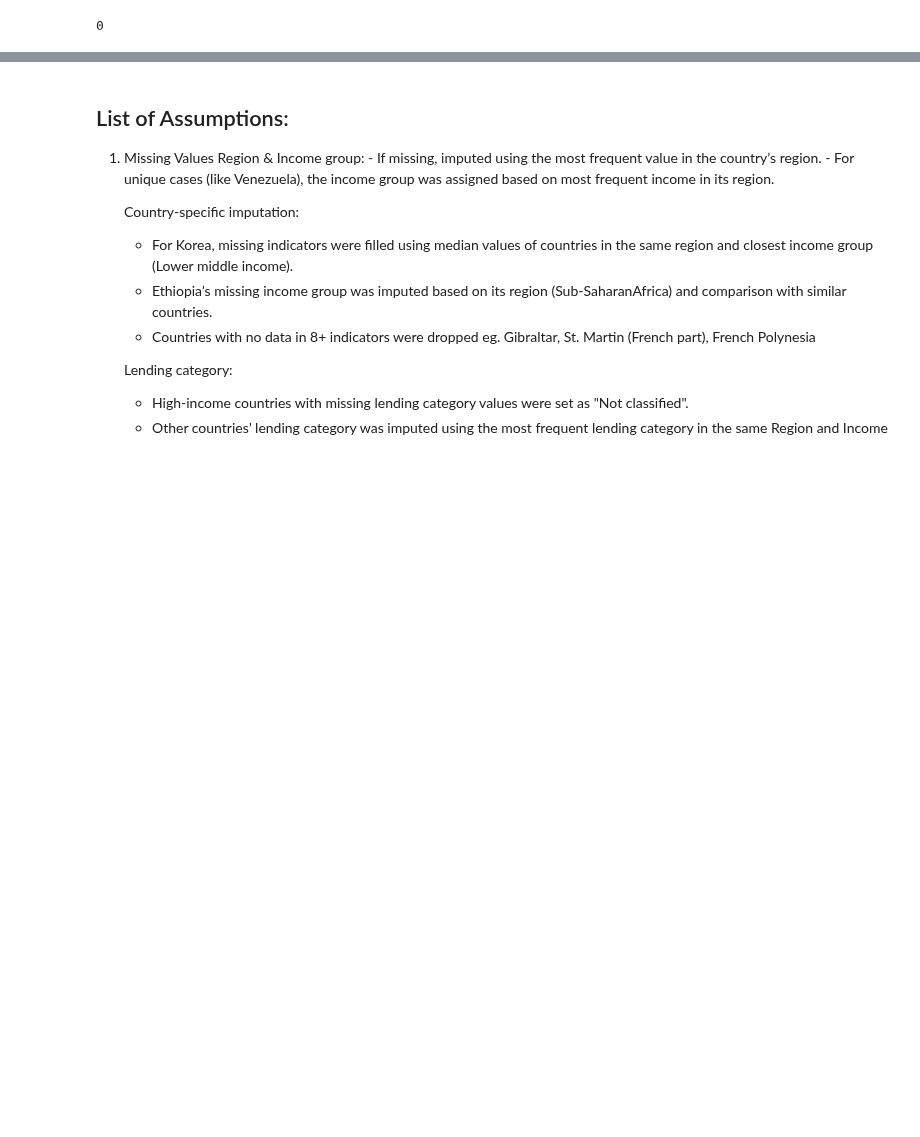
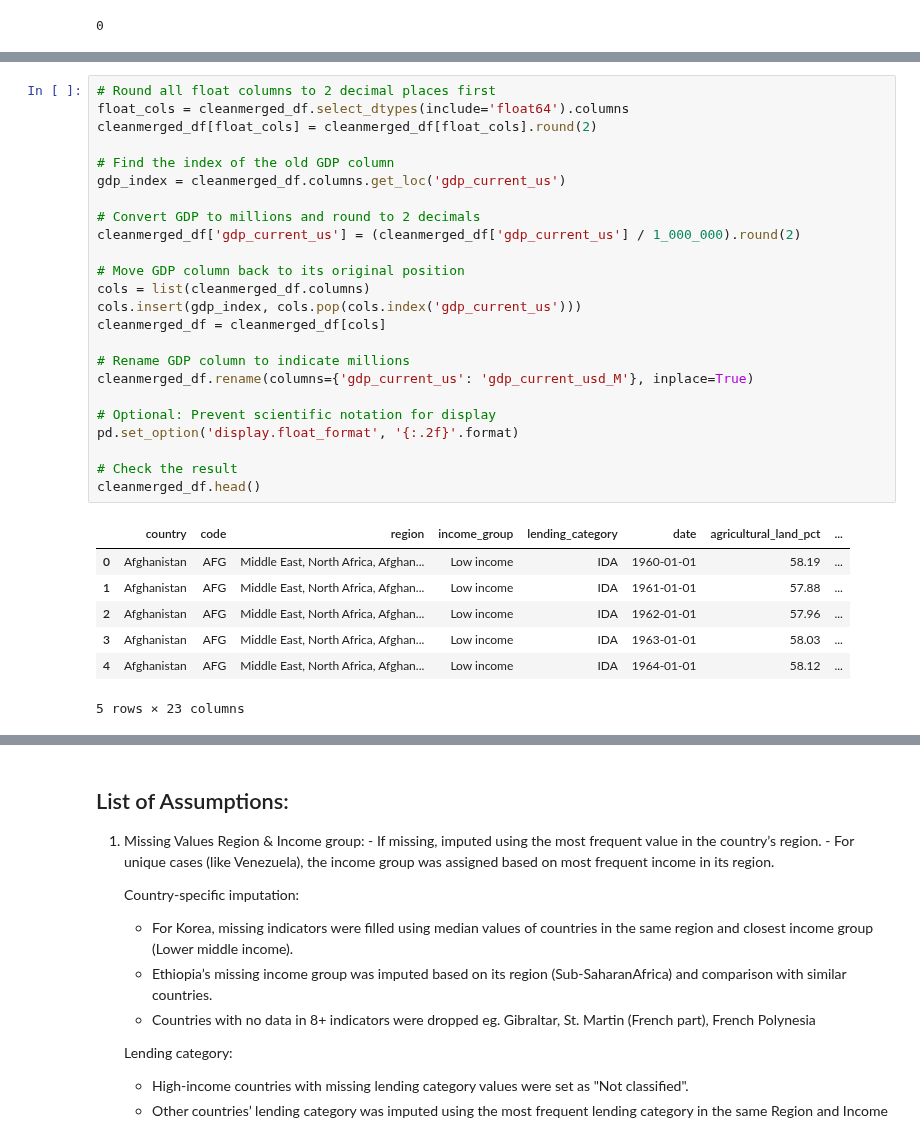
Before and after one commit to StefanFSmid/ASDA_2025_Group_3_Porfolio, a Jupyter notebook: notebooks/week_05_group_3_notebook.ipynb, the cells around one changed output, grey strips where cells are left out. Cells and saved outputs as stored; diff of their text form; blank space fills up the shorter version.

```diff
--- a/notebooks/week_05_group_3_notebook.ipynb
+++ b/notebooks/week_05_group_3_notebook.ipynb
@@ -1158,0 +1218,32 @@ Column 'renewvable_energy_consumption%' has no negative values.
+# %%
+# Round all float columns to 2 decimal places first
+float_cols = cleanmerged_df.select_dtypes(include='float64').columns
+cleanmerged_df[float_cols] = cleanmerged_df[float_cols].round(2)
+
+# Find the index of the old GDP column
+gdp_index = cleanmerged_df.columns.get_loc('gdp_current_us')
+
+# Convert GDP to millions and round to 2 decimals
+cleanmerged_df['gdp_current_us'] = (cleanmerged_df['gdp_current_us'] / 1_000_000).round(2)
+
+# Move GDP column back to its original position
+cols = list(cleanmerged_df.columns)
+cols.insert(gdp_index, cols.pop(cols.index('gdp_current_us')))
+cleanmerged_df = cleanmerged_df[cols]
+
+# Rename GDP column to indicate millions
+cleanmerged_df.rename(columns={'gdp_current_us': 'gdp_current_usd_M'}, inplace=True)
+
+# Optional: Prevent scientific notation for display
+pd.set_option('display.float_format', '{:.2f}'.format)
+
+# Check the result
+cleanmerged_df.head()
+# %% [output]
+|  | country | code | region | income_group | lending_category | date | agricultural_land_pct | ... |
+| 0 | Afghanistan | AFG | Middle East, North Africa, Afghan... | Low income | IDA | 1960-01-01 | 58.19 | ... |
+| 1 | Afghanistan | AFG | Middle East, North Africa, Afghan... | Low income | IDA | 1961-01-01 | 57.88 | ... |
+| 2 | Afghanistan | AFG | Middle East, North Africa, Afghan... | Low income | IDA | 1962-01-01 | 57.96 | ... |
+| 3 | Afghanistan | AFG | Middle East, North Africa, Afghan... | Low income | IDA | 1963-01-01 | 58.03 | ... |
+| 4 | Afghanistan | AFG | Middle East, North Africa, Afghan... | Low income | IDA | 1964-01-01 | 58.12 | ... |
+5 rows × 23 columns
```
Also changed, not shown: parts of 16 cells of this notebook.
